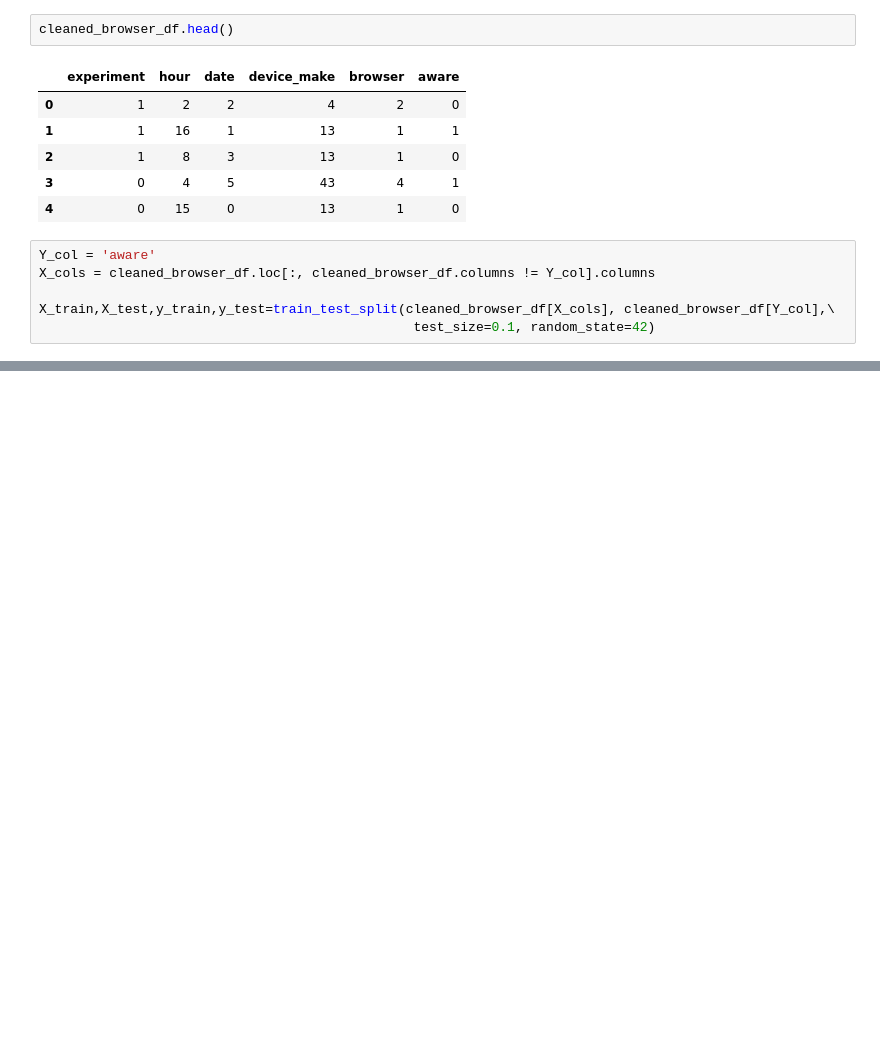
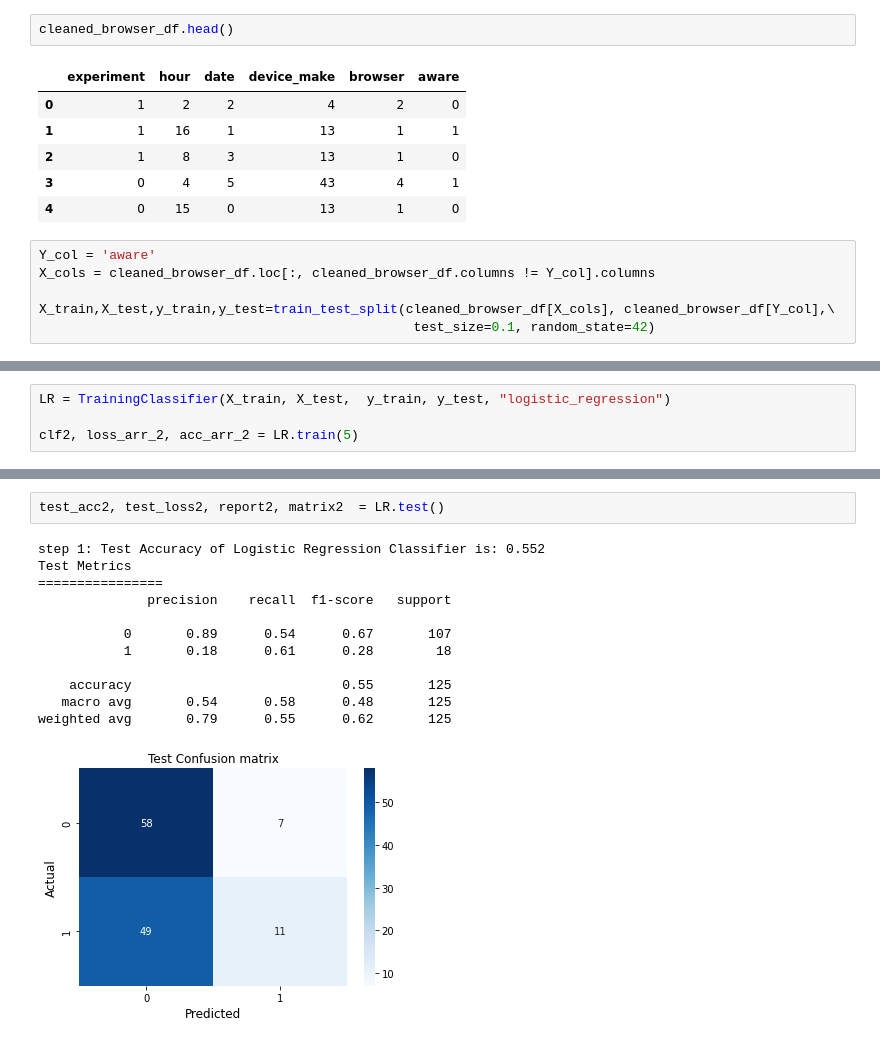
Before and after one commit to bkget/SmartAd-Performance-Aanalysis, a Jupyter notebook: notebooks/ml_ab_testing_2.ipynb, the cells around one changed output, grey strips where cells are left out. Saved outputs shown, nothing was run; the diff lists cells and outputs as text; blank space fills up the shorter version.

Commit message:
Train with logistic regression classifier

```diff
--- a/notebooks/ml_ab_testing_2.ipynb
+++ b/notebooks/ml_ab_testing_2.ipynb
@@ -114,0 +119,4 @@ X_train,X_test,y_train,y_test=train_test_split(cleaned_browser_df[X_cols], clean
+# %%
+LR = TrainingClassifier(X_train, X_test,  y_train, y_test, "logistic_regression")
+
+clf2, loss_arr_2, acc_arr_2 = LR.train(5)
@@ -114,0 +138,15 @@ X_train,X_test,y_train,y_test=train_test_split(cleaned_browser_df[X_cols], clean
+# %%
+test_acc2, test_loss2, report2, matrix2  = LR.test()
+# %% [output]
+step 1: Test Accuracy of Logistic Regression Classifier is: 0.552
+Test Metrics
+================
+              precision    recall  f1-score   support
+
+           0       0.89      0.54      0.67       107
+           1       0.18      0.61      0.28        18
+
+    accuracy                           0.55       125
+   macro avg       0.54      0.58      0.48       125
+weighted avg       0.79      0.55      0.62       125
+[figure, added]
```
Also changed, not shown: parts of 5 cells of this notebook.
